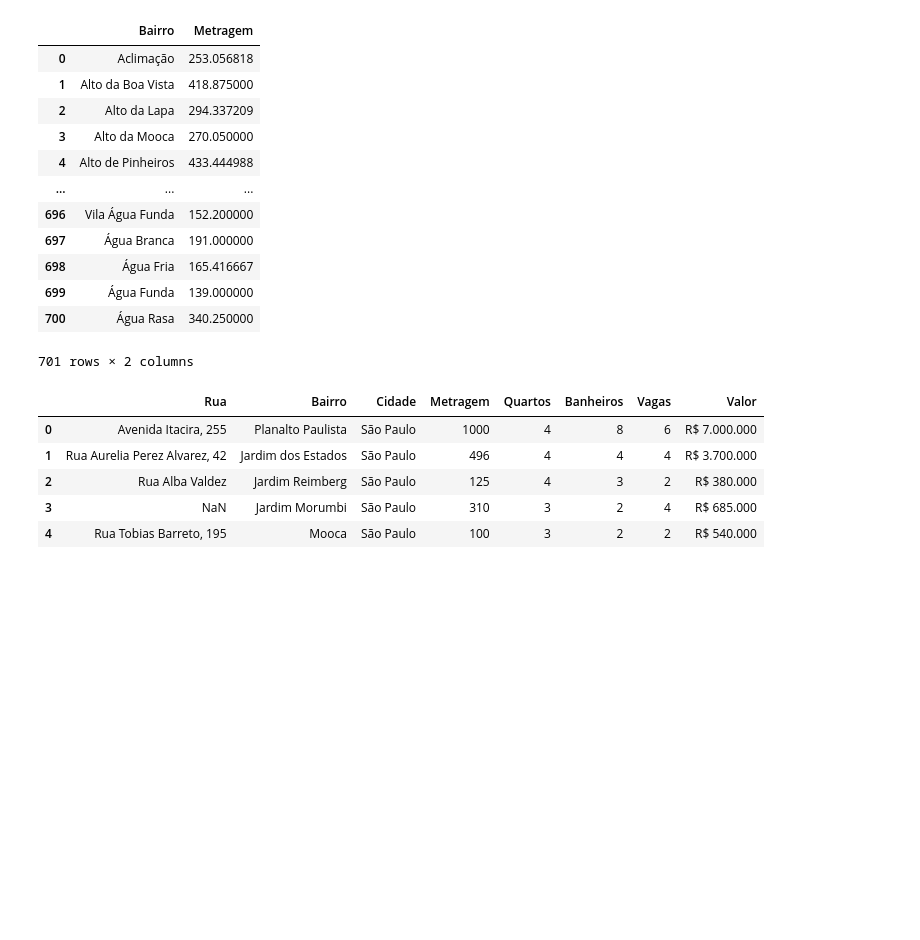
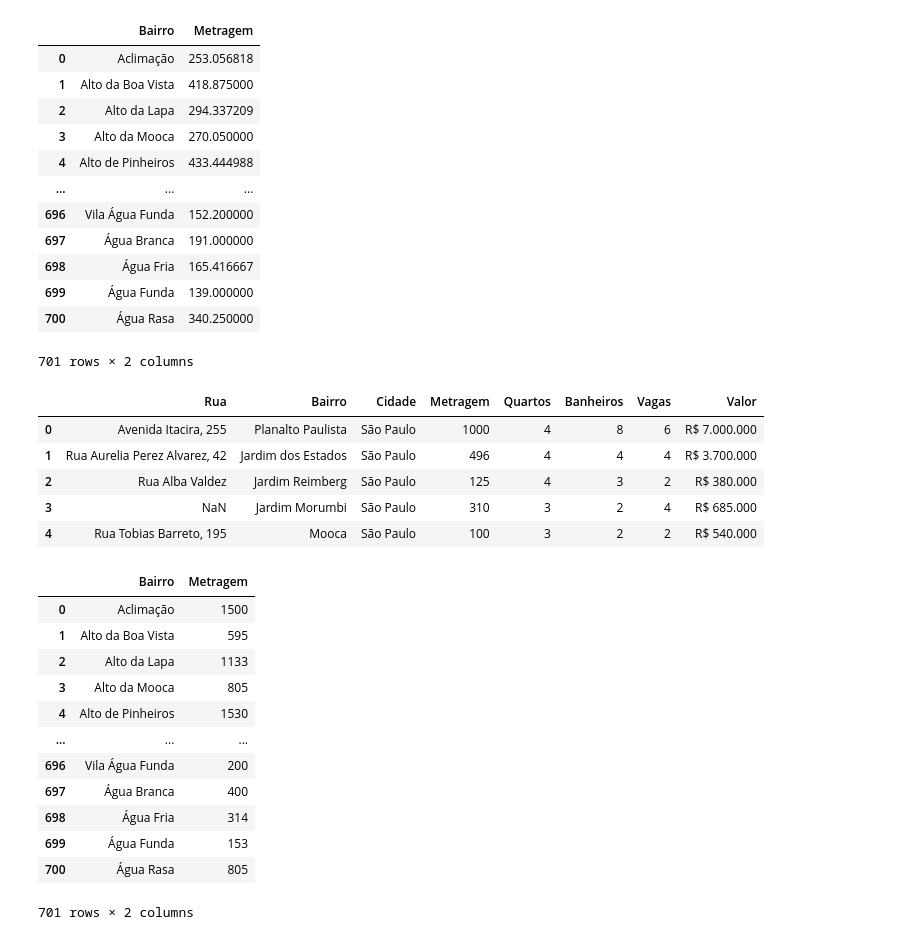
Before and after one commit to WelsonDev/ImersaoDados4Alura, a Jupyter notebook: ImersaoDados4Alura.ipynb, the cells around one changed output. Drawn from its saved outputs; the diff is of its cells as text; code cells hidden in the pictures; blank space fills up the shorter version.

```diff
--- a/ImersaoDados4Alura.ipynb
+++ b/ImersaoDados4Alura.ipynb
@@ -165,3 +165,19 @@ dados[:5]
 | 2 | Rua Alba Valdez | Jardim Reimberg | São Paulo | 125 | 4 | 3 | 2 | R$ 380.000 |
 | 3 | NaN | Jardim Morumbi | São Paulo | 310 | 3 | 2 | 4 | R$ 685.000 |
 | 4 | Rua Tobias Barreto, 195 | Mooca | São Paulo | 100 | 3 | 2 | 2 | R$ 540.000 |
+# %%
+dados.groupby("Bairro").max()["Metragem"].reset_index()
+# %% [output]
+|  | Bairro | Metragem |
+| 0 | Aclimação | 1500 |
+| 1 | Alto da Boa Vista | 595 |
+| 2 | Alto da Lapa | 1133 |
+| 3 | Alto da Mooca | 805 |
+| 4 | Alto de Pinheiros | 1530 |
+| ... | ... | ... |
+| 696 | Vila Água Funda | 200 |
+| 697 | Água Branca | 400 |
+| 698 | Água Fria | 314 |
+| 699 | Água Funda | 153 |
+| 700 | Água Rasa | 805 |
+701 rows × 2 columns
```
Also changed, not shown: parts of 1 cell of this notebook.
